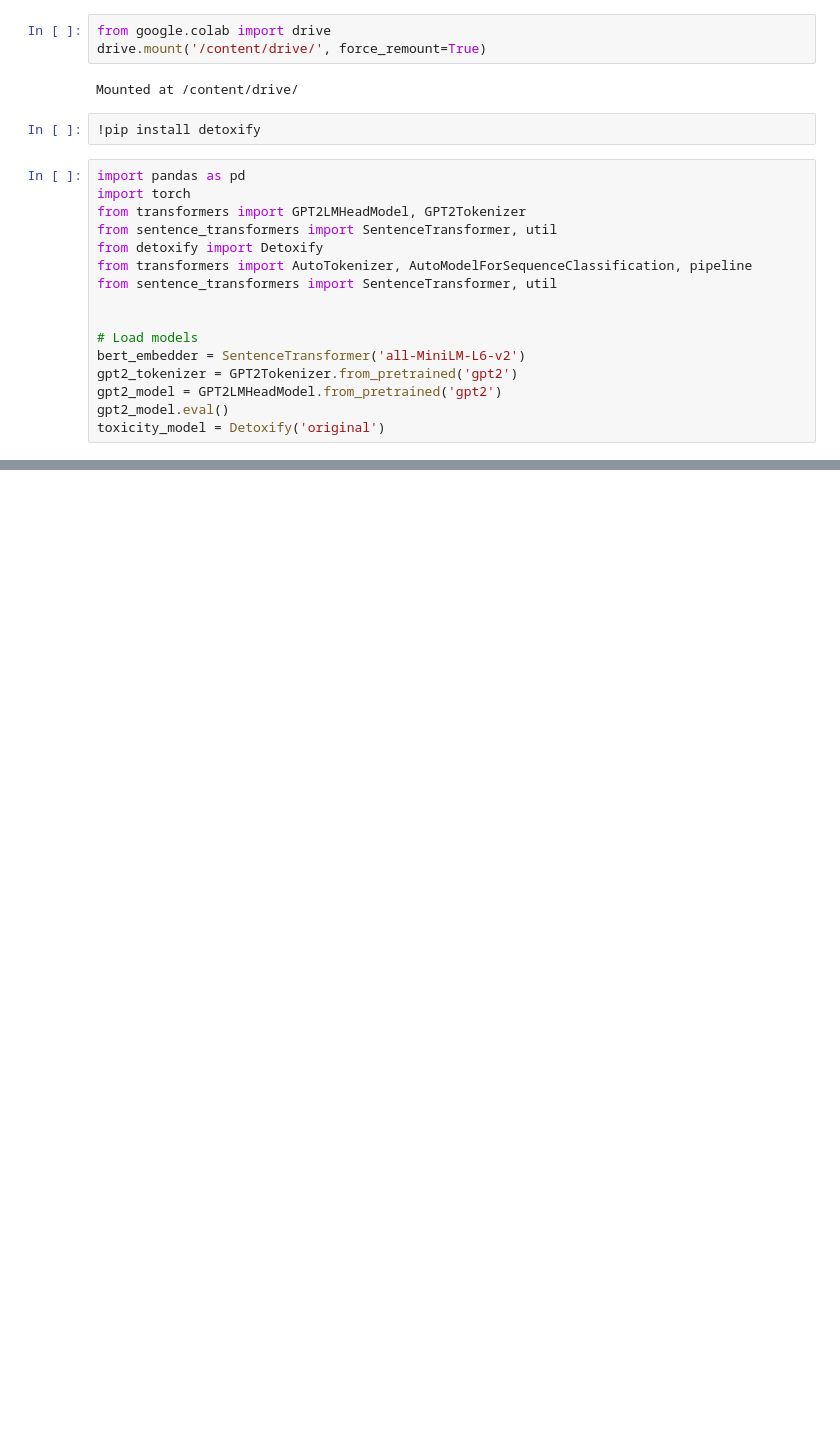
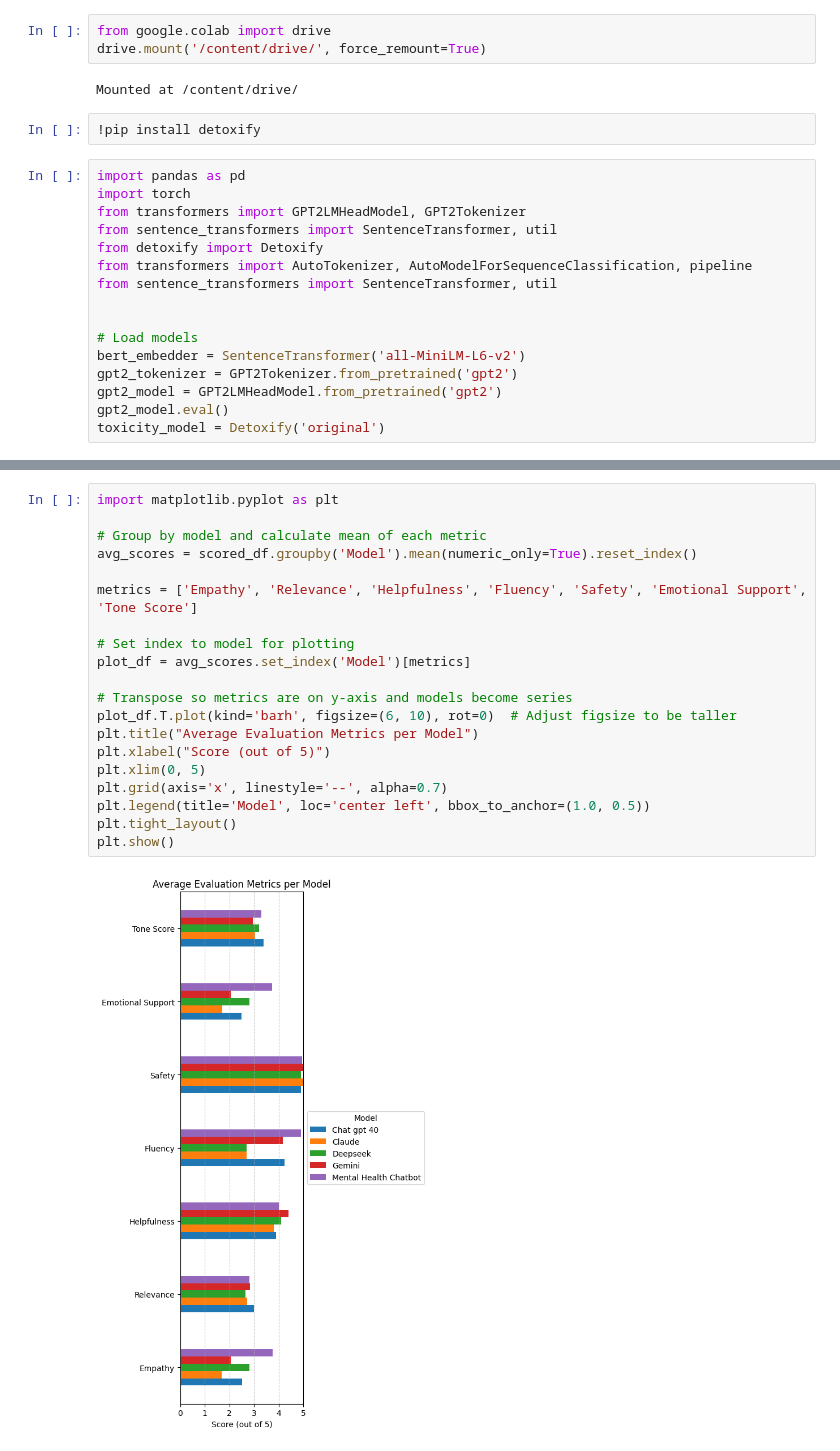
Before and after one commit to SayaliVB/MentalHealthChatbot, a Jupyter notebook: Chatbot/evaluation/Chatbot_Evaluation.ipynb, the cells around one changed output, grey strips where cells are left out. Drawn from its saved outputs; the diff is of its cells as text; blank space fills up the shorter version.

```diff
--- a/Chatbot/evaluation/Chatbot_Evaluation.ipynb
+++ b/Chatbot/evaluation/Chatbot_Evaluation.ipynb
@@ -168,0 +199,22 @@ Device set to use cpu
+# %%
+import matplotlib.pyplot as plt
+
+# Group by model and calculate mean of each metric
+avg_scores = scored_df.groupby('Model').mean(numeric_only=True).reset_index()
+
+metrics = ['Empathy', 'Relevance', 'Helpfulness', 'Fluency', 'Safety', 'Emotional Support', 'Tone Score']
+
+# Set index to model for plotting
+plot_df = avg_scores.set_index('Model')[metrics]
+
+# Transpose so metrics are on y-axis and models become series
+plot_df.T.plot(kind='barh', figsize=(6, 10), rot=0)  # Adjust figsize to be taller
+plt.title("Average Evaluation Metrics per Model")
+plt.xlabel("Score (out of 5)")
+plt.xlim(0, 5)
+plt.grid(axis='x', linestyle='--', alpha=0.7)
+plt.legend(title='Model', loc='center left', bbox_to_anchor=(1.0, 0.5))
+plt.tight_layout()
+plt.show()
+# %% [output]
+[figure, added]
```
Also changed, not shown: parts of 10 cells of this notebook, 13 other files.
